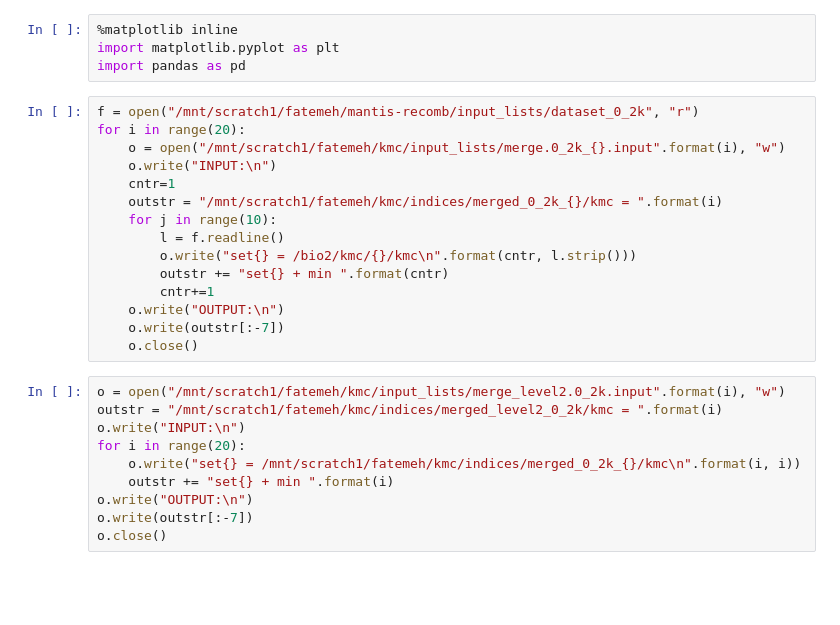
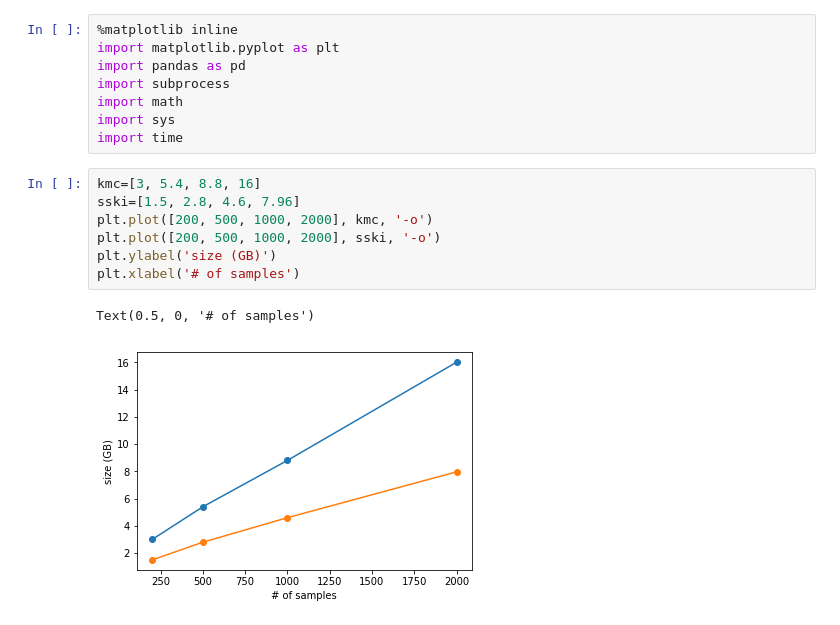
Before and after one commit to fataltes/quickNBs, a Jupyter notebook: sski.ipynb, the cells around one changed output. Cells and saved outputs as stored; diff of their text form; blank space fills up the shorter version.

```diff
--- a/sski.ipynb
+++ b/sski.ipynb
@@ -2,29 +2,18 @@
 %matplotlib inline
 import matplotlib.pyplot as plt
 import pandas as pd
+import subprocess
+import math
+import sys
+import time
-# %%
-f = open("/mnt/scratch1/fatemeh/mantis-recomb/input_lists/dataset_0_2k", "r")
-for i in range(20):
-    o = open("/mnt/scratch1/fatemeh/kmc/input_lists/merge.0_2k_{}.input".format(i), "w")
-    o.write("INPUT:\n")
-    cntr=1
-    outstr = "/mnt/scratch1/fatemeh/kmc/indices/merged_0_2k_{}/kmc = ".format(i)
-    for j in range(10):
-        l = f.readline()
-        o.write("set{} = /bio2/kmc/{}/kmc\n".format(cntr, l.strip()))
-        outstr += "set{} + min ".format(cntr)
-        cntr+=1
-    o.write("OUTPUT:\n")
-    o.write(outstr[:-7])
-    o.close()
-# %%
-o = open("/mnt/scratch1/fatemeh/kmc/input_lists/merge_level2.0_2k.input".format(i), "w")
-outstr = "/mnt/scratch1/fatemeh/kmc/indices/merged_level2_0_2k/kmc = ".format(i)
-o.write("INPUT:\n")
-for i in range(20):
-    o.write("set{} = /mnt/scratch1/fatemeh/kmc/indices/merged_0_2k_{}/kmc\n".format(i, i))
-    outstr += "set{} + min ".format(i)
-o.write("OUTPUT:\n")
-o.write(outstr[:-7])
-o.close()
+# %%
+kmc=[3, 5.4, 8.8, 16]
+sski=[1.5, 2.8, 4.6, 7.96]
+plt.plot([200, 500, 1000, 2000], kmc, '-o')
+plt.plot([200, 500, 1000, 2000], sski, '-o')
+plt.ylabel('size (GB)')
+plt.xlabel('# of samples')
+# %% [output]
+Text(0.5, 0, '# of samples')
+[figure, added]
 # %%
```
Also changed, not shown: parts of 10 cells of this notebook.
